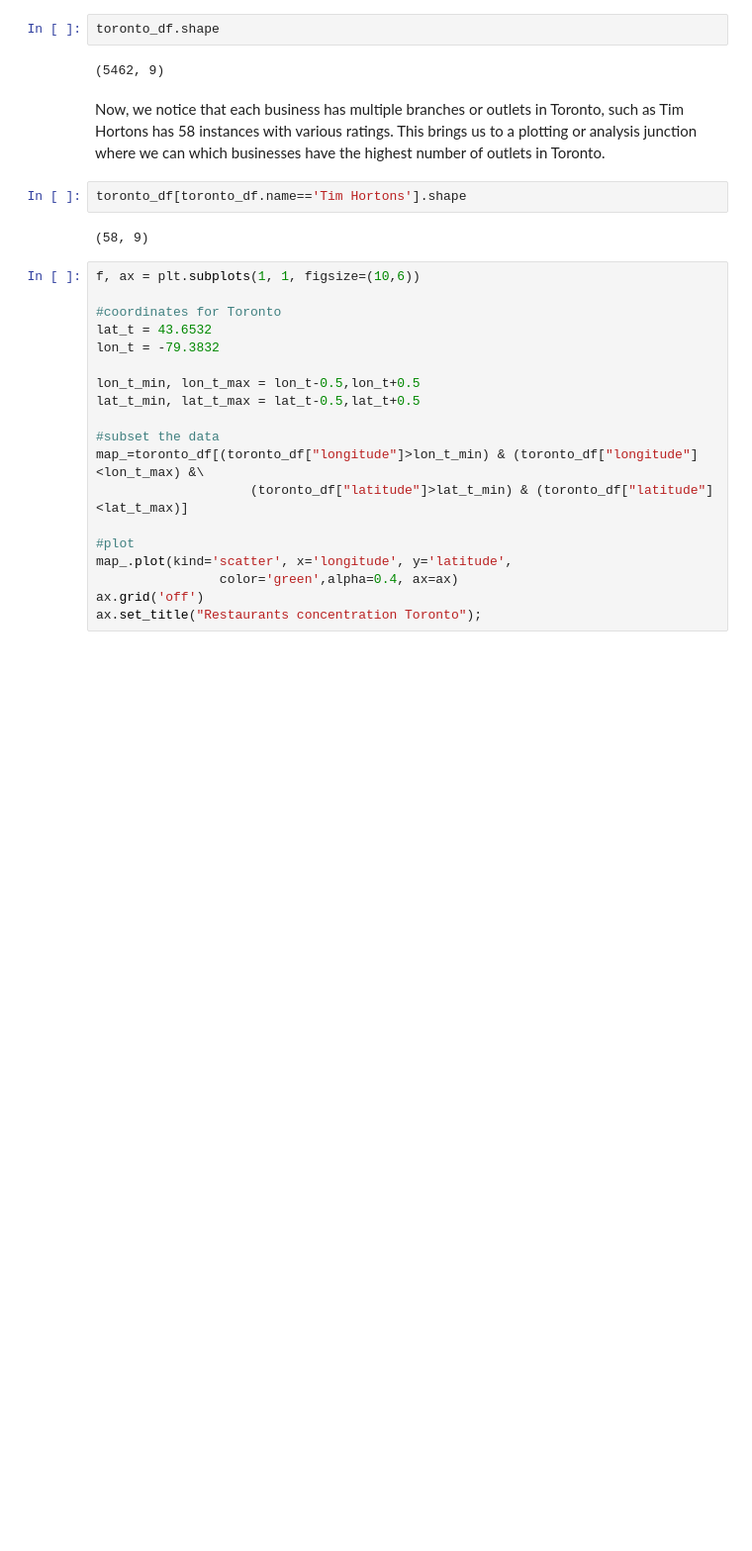
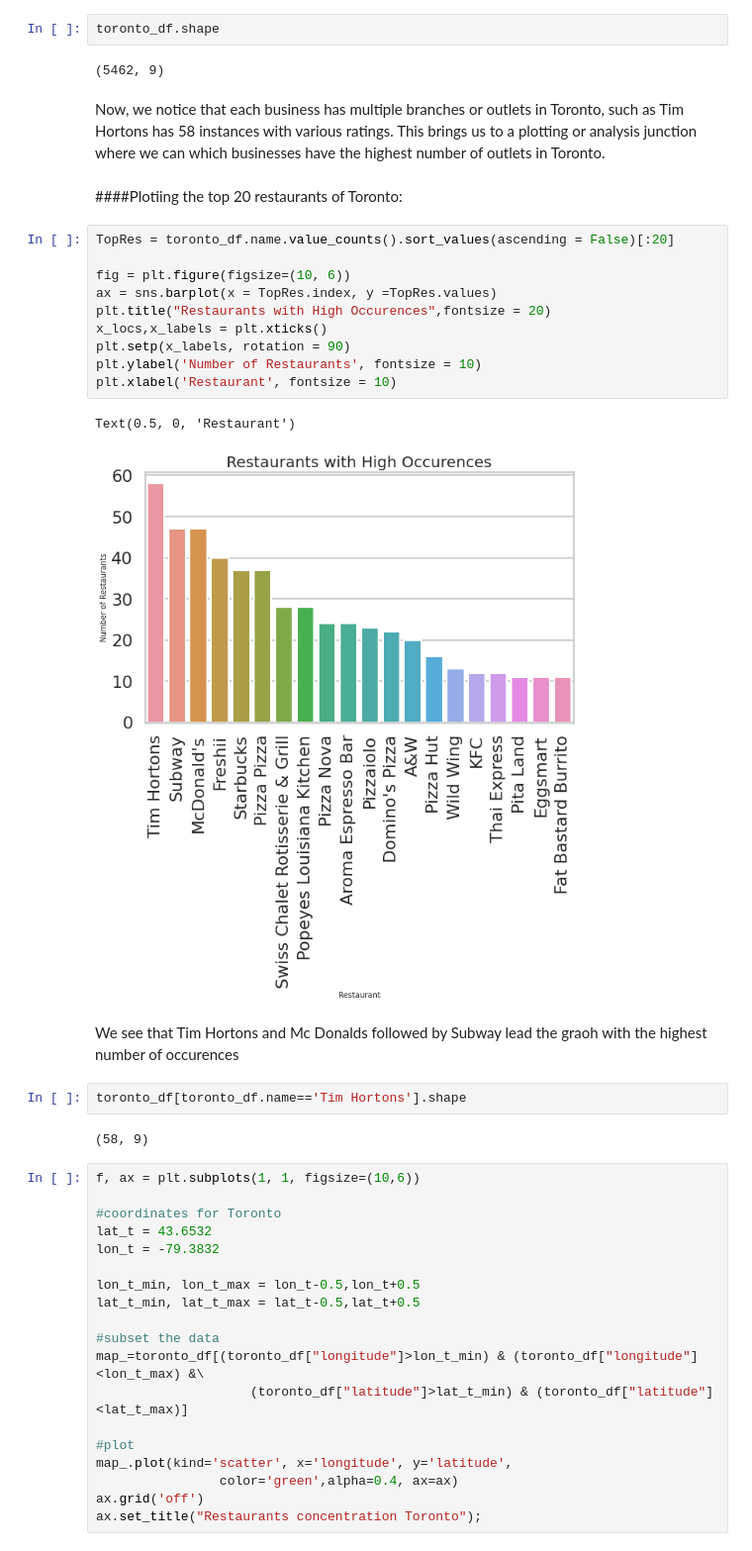
Before and after one commit to abarpan3/Project_ML_1, a Jupyter notebook: Bitan/Projet_Yelp.ipynb, the cells around one changed output. Shown at 99% size. Saved outputs shown, nothing was run; the diff lists cells and outputs as text; blank space fills up the shorter version.

```diff
--- a/Bitan/Projet_Yelp.ipynb
+++ b/Bitan/Projet_Yelp.ipynb
@@ -115,6 +130,23 @@ toronto_df.shape
 (5462, 9)
 # %% [markdown]
 Now, we notice that each business has multiple branches or outlets in Toronto, such as Tim Hortons has 58 instances with various ratings. This brings us to a plotting or analysis junction where we can which businesses have the highest number of outlets in Toronto.
+# %% [markdown]
+####Plotiing the top 20 restaurants of Toronto:
+# %%
+TopRes = toronto_df.name.value_counts().sort_values(ascending = False)[:20]
+
+fig = plt.figure(figsize=(10, 6))
+ax = sns.barplot(x = TopRes.index, y =TopRes.values)
+plt.title("Restaurants with High Occurences",fontsize = 20)
+x_locs,x_labels = plt.xticks()
+plt.setp(x_labels, rotation = 90)
+plt.ylabel('Number of Restaurants', fontsize = 10)
+plt.xlabel('Restaurant', fontsize = 10)
+# %% [output]
+Text(0.5, 0, 'Restaurant')
+[figure, added]
+# %% [markdown]
+We see that Tim Hortons and Mc Donalds followed by Subway lead the graoh with the highest number of occurences
 # %%
 toronto_df[toronto_df.name=='Tim Hortons'].shape
 # %% [output]
```
Also changed, not shown: parts of 87 cells of this notebook.
